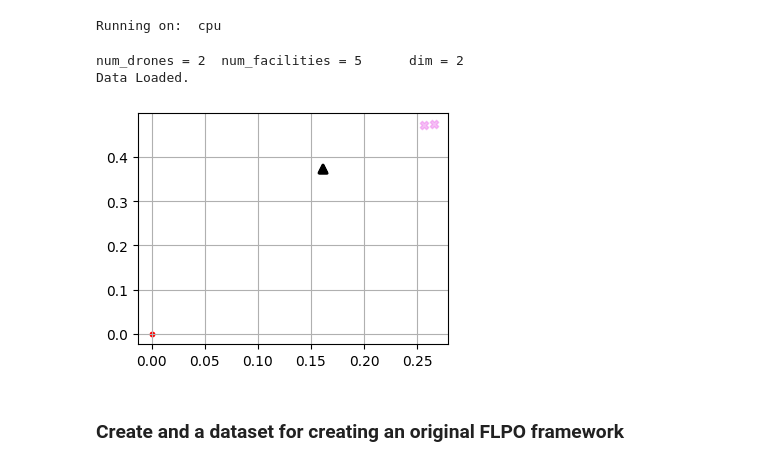
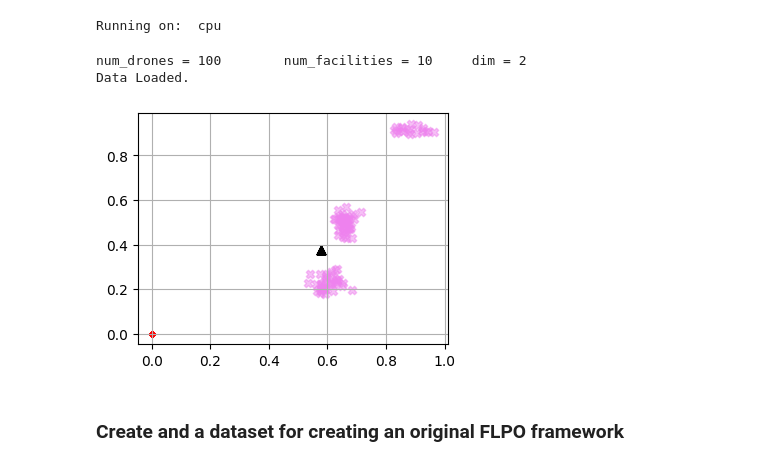
Before and after one commit to salar96/LearningFLPO, a Jupyter notebook: compute_Gradients.ipynb, the cells around one changed output. Saved outputs shown, nothing was run; the diff lists cells and outputs as text; code cells hidden in the pictures.

```diff
--- a/compute_Gradients.ipynb
+++ b/compute_Gradients.ipynb
@@ -23,11 +24,11 @@ print("Running on: " , device)
 Running on:  cpu
 # %%
 # UAV FLPO MetaData
-num_drones = 2
-n_drone_clusters = 1
+num_drones = 100
+n_drone_clusters = 3
 drone_cluster_split = np.random.uniform(0.0, 1.0, n_drone_clusters)
 drone_cluster_split = drone_cluster_split / np.sum(drone_cluster_split)
-num_facilities = 5
+num_facilities = 10
 dim_ = 2
 print(f'num_drones = {num_drones}\tnum_facilities = {num_facilities}\tdim = {dim_}')
 
@@ -50,35 +51,35 @@ for i in range(n_drone_clusters):
 
 assert not START_locs.requires_grad, "set requires_grad for START_locs to 0"
 # Assign destination location to each drone
 END_locs = torch.zeros((num_drones, 1, dim_), requires_grad=False, device=device) #torch.rand(num_drones, 1, dim_, requires_grad=False, device=device)
 
 # Create the data tensor
 F_means = torch.mean(START_locs-0.1, dim=0).repeat(num_facilities, 1)
 F_noise = torch.normal(mean=torch.zeros(num_facilities,2,device=device), std=0.0001*torch.ones(num_facilities,2,device=device))
 F_base = (F_means + F_noise).unsqueeze(0).requires_grad_()
 # print(F_base.shape)
 F_locs = F_base.expand(num_drones, -1, -1)  # view, shares grad with F_base
 data = torch.cat((START_locs, F_locs, END_locs), dim=1)  # shape: (Nd, Nf+2, D)
 print("Data Loaded.")
 
 # plot the data
 def plot_UAV_FLPO(drone_START, drone_END, Facilities, figuresize=(6,5)):
     start_locs = drone_START.squeeze(1).cpu().numpy()
     end_locs = drone_END.squeeze(1).cpu().numpy()
     f_locs = Facilities.squeeze(0).detach().cpu().numpy()
 
     plt.figure(figsize=figuresize)
     plt.scatter(start_locs[:,0], start_locs[:,1], color='violet', marker='X', alpha=0.5)
     plt.scatter(end_locs[:,0], end_locs[:,1], color='red', marker='.')
     plt.scatter(f_locs[:,0], f_locs[:,1], color='black', marker='^')
     plt.grid()
     plt.show()
 
 plot_UAV_FLPO(START_locs, END_locs, F_base, (4,3))
 # %% [output]
-num_drones = 2  num_facilities = 5      dim = 2
+num_drones = 100        num_facilities = 10     dim = 2
 Data Loaded.
-[figure, old version]
+[figure, new version]
 # %% [markdown]
 ### Create and a dataset for creating an original FLPO framework
 # %%
```
Also changed, not shown: parts of 21 cells of this notebook, 7 other files.
